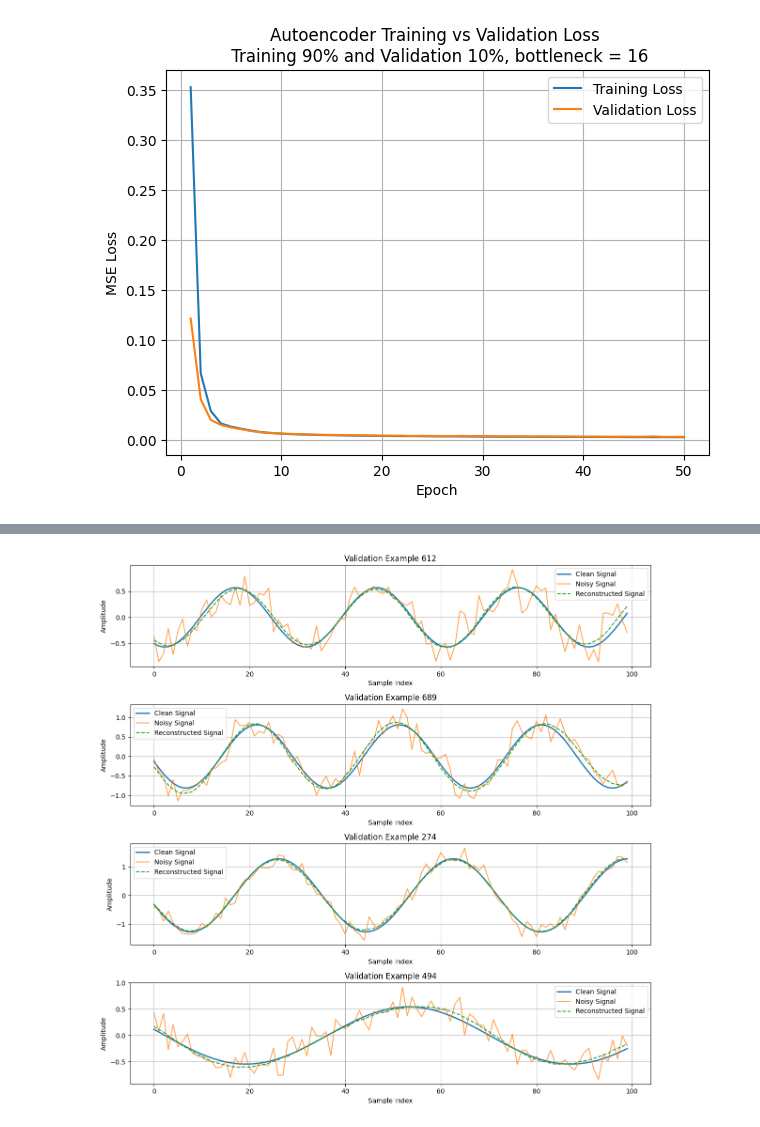
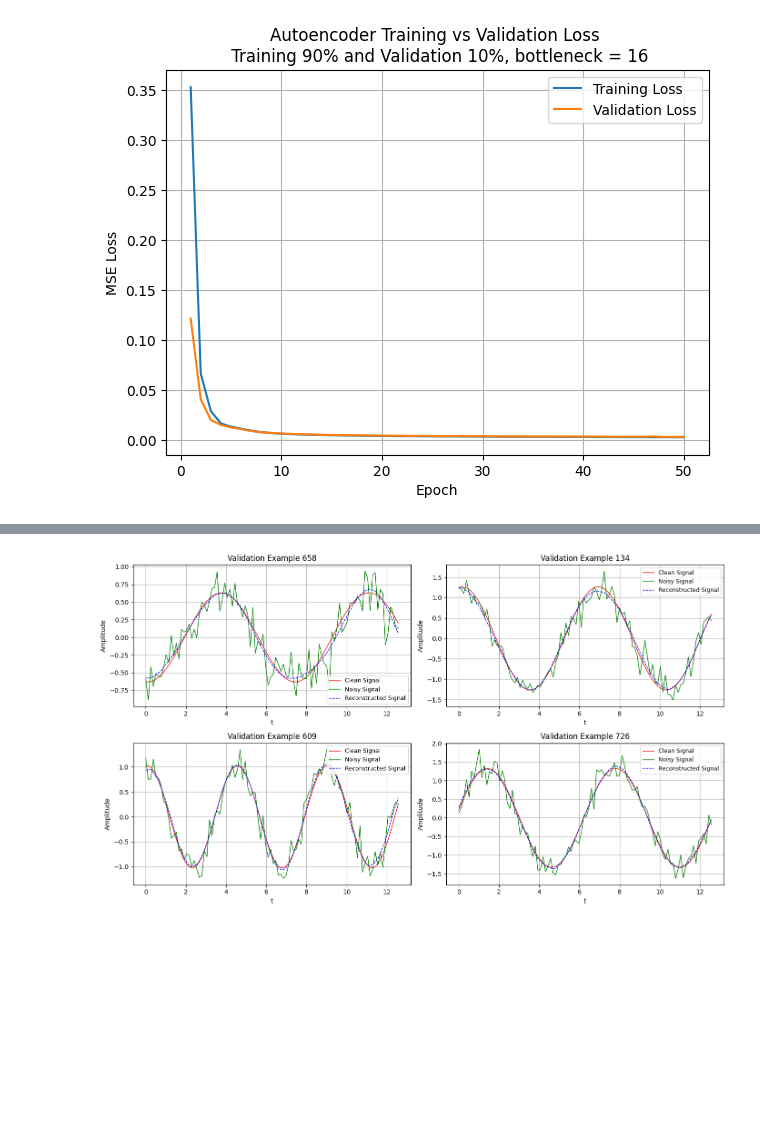
Before and after one commit to galih123star/computational2026, a Jupyter notebook: HW08/HW08.ipynb, the cells around one changed output, grey strips where cells are left out. Saved outputs shown, nothing was run; the diff lists cells and outputs as text; code cells hidden in the pictures; blank space fills up the shorter version.

```diff
--- a/HW08/HW08.ipynb
+++ b/HW08/HW08.ipynb
@@ -47,7 +45,9 @@ for i, idx in enumerate(indices):
     plt.yticks(fontsize=9)
     plt.title(f"Curve {idx}", fontsize=11)
     plt.legend(loc='best')
+    plt.grid()
 
 plt.tight_layout()
+plt.savefig('HW08_1a.png', dpi=250, transparent=True)
 #plt.show()
 # %% [output]
@@ -166,23 +168,24 @@ num_examples = 4
 # Random validation examples
 example_idx = np.random.choice(len(x_val), num_examples, replace=False)
 
-fig, axes = plt.subplots(num_examples, 1, figsize=(12, 3*num_examples))
+# Create 2x2 subplot layout
+fig, axes = plt.subplots(2, 2, figsize=(14, 8))
 
-# Handle case where num_examples = 1
-if num_examples == 1:
-    axes = [axes]
+# Flatten axes array for easy looping
+axes = axes.flatten()
 
 for i, idx in enumerate(example_idx):
-
-    axes[i].plot(y_val[idx], label='Clean Signal', linewidth=2)
-    axes[i].plot(x_val[idx], label='Noisy Signal', alpha=0.7)
-    axes[i].plot(y_pred[idx], label='Reconstructed Signal', linestyle='--')
+    axes[i].plot(t, y_val[idx], label='Clean Signal', color='red', linewidth=1)
+    axes[i].plot(t, x_val[idx], label='Noisy Signal', color='green', lw=1)
+    axes[i].plot(t, y_pred[idx], label='Reconstructed Signal', color='blue', linestyle='--', linewidth=1)
 
     axes[i].set_title(f'Validation Example {idx}')
-    axes[i].set_xlabel('Sample Index')
+    axes[i].set_xlabel('t')
     axes[i].set_ylabel('Amplitude')
-    axes[i].legend()
+    axes[i].legend(loc='best', fontsize=9)
     axes[i].grid(True)
 
 plt.tight_layout()
+#plt.show()
+plt.savefig('HW08_2c.png', dpi=250, transparent=True)
 # %% [output]
@@ -190,3 +193,3 @@ plt.tight_layout()
-[figure, old version]
+[figure, new version]
 # %%
 # Q3 Parameter Explorartion
```
Also changed, not shown: parts of 24 cells of this notebook, 16 other files.
